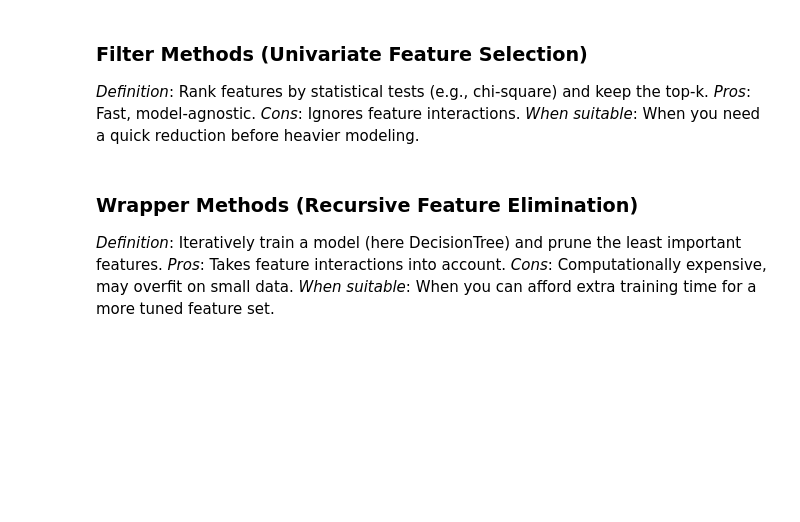
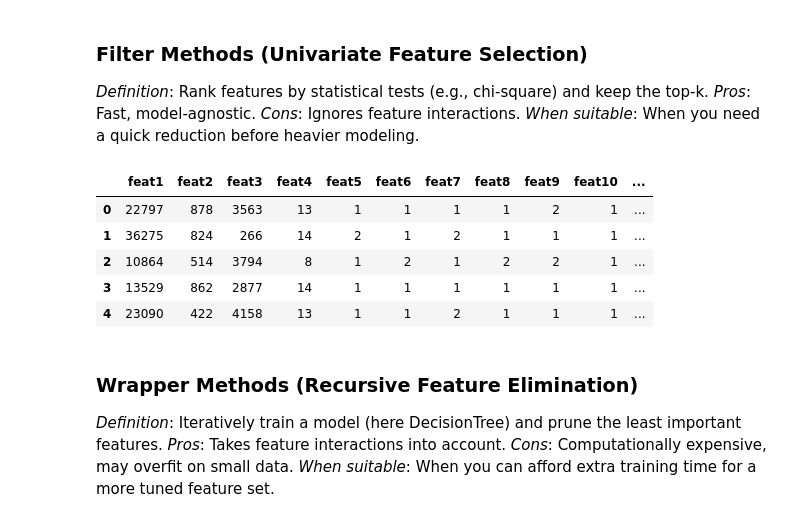
Before and after one commit to razaalirizvi4/dm, a Jupyter notebook: Preprocessing_Evaluation.ipynb, the cells around one changed output. Cells and saved outputs as stored; diff of their text form; code cells hidden in the pictures; blank space fills up the shorter version.

```diff
--- a/Preprocessing_Evaluation.ipynb
+++ b/Preprocessing_Evaluation.ipynb
@@ -368,33 +491,41 @@ from sklearn.feature_selection import SelectKBest, chi2
 import pandas as pd
 
 df = original_df.copy()
 
 # Remove identifier column
 df = df.drop(columns=["device_id"])
 
 X = df.drop(columns=[TARGET_COL])
 y = df[TARGET_COL]
 
 # Convert categorical columns to numeric
 X = pd.get_dummies(X, drop_first=True)
 
 # Convert boolean columns to integers
 X = X.astype(int)
 
 # Ensure non-negative values for chi2
 X_nonneg = X - X.min() + 1
 
 # Select top 10 features
 selector = SelectKBest(score_func=chi2, k=10)
 X_new = selector.fit_transform(X_nonneg, y)
 
 cols = [f'feat{i+1}' for i in range(X_new.shape[1])]
 filter_df = pd.DataFrame(X_new, columns=cols)
 filter_df[TARGET_COL] = y.values
 
 metrics = evaluate(filter_df)
 metrics['technique'] = 'Filter Method (SelectKBest chi2 k=10)'
 results.append(metrics)
+filter_df.head(5)
+# %% [output]
+|  | feat1 | feat2 | feat3 | feat4 | feat5 | feat6 | feat7 | feat8 | feat9 | feat10 | ... |
+| 0 | 22797 | 878 | 3563 | 13 | 1 | 1 | 1 | 1 | 2 | 1 | ... |
+| 1 | 36275 | 824 | 266 | 14 | 2 | 1 | 2 | 1 | 1 | 1 | ... |
+| 2 | 10864 | 514 | 3794 | 8 | 1 | 2 | 1 | 2 | 2 | 1 | ... |
+| 3 | 13529 | 862 | 2877 | 14 | 1 | 1 | 1 | 1 | 1 | 1 | ... |
+| 4 | 23090 | 422 | 4158 | 13 | 1 | 1 | 2 | 1 | 1 | 1 | ... |
 # %% [markdown]
 ### Wrapper Methods (Recursive Feature Elimination)
 *Definition*: Iteratively train a model (here DecisionTree) and prune the least important features.
```
Also changed, not shown: parts of 12 cells of this notebook, 1 other file.
